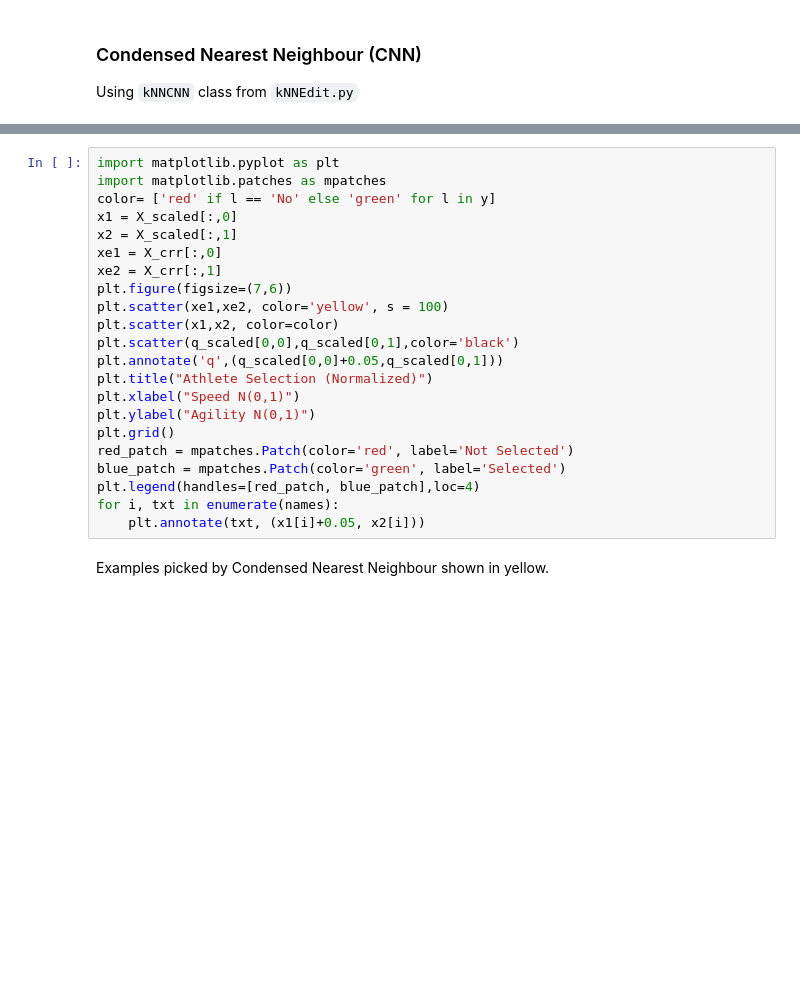
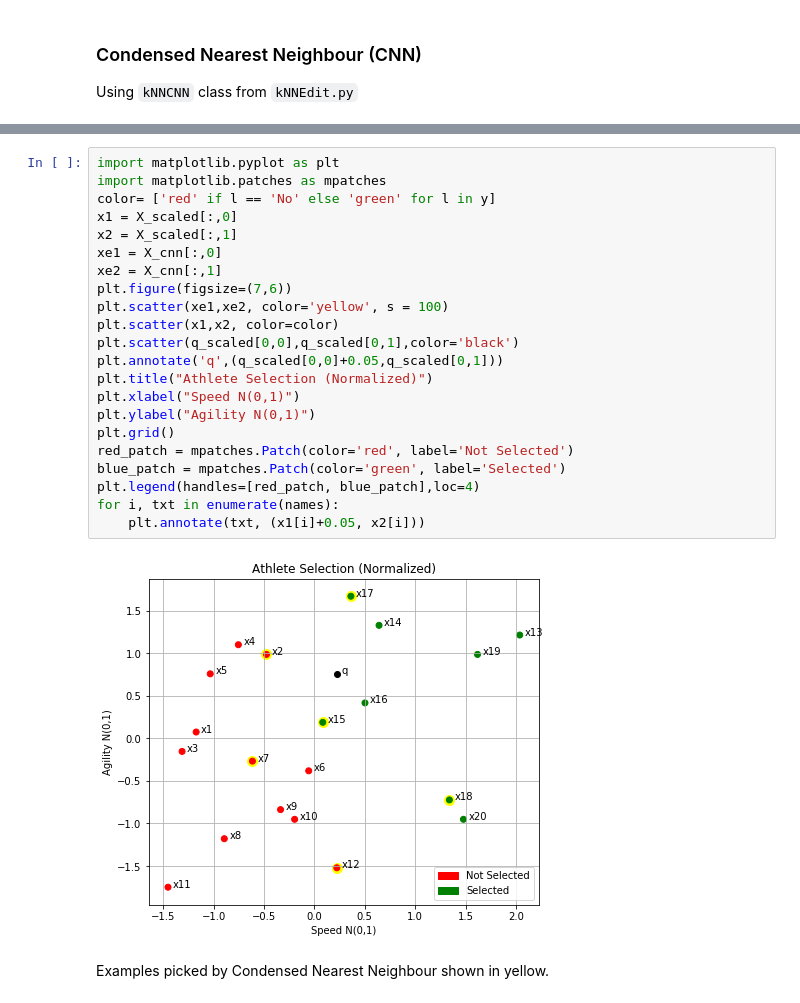
Before and after one commit to PadraigC/kNNTutorial, a Jupyter notebook: kNN-InstSel.ipynb, the cells around one changed output, grey strips where cells are left out. Cells and saved outputs as stored; diff of their text form; blank space fills up the shorter version.

```diff
--- a/kNN-InstSel.ipynb
+++ b/kNN-InstSel.ipynb
@@ -81,25 +90,27 @@ X.shape, X_cnn.shape
 # %%
 import matplotlib.pyplot as plt
 import matplotlib.patches as mpatches
 color= ['red' if l == 'No' else 'green' for l in y]
 x1 = X_scaled[:,0]
 x2 = X_scaled[:,1]
-xe1 = X_crr[:,0]
-xe2 = X_crr[:,1]
+xe1 = X_cnn[:,0]
+xe2 = X_cnn[:,1]
 plt.figure(figsize=(7,6))
 plt.scatter(xe1,xe2, color='yellow', s = 100)
 plt.scatter(x1,x2, color=color)
 plt.scatter(q_scaled[0,0],q_scaled[0,1],color='black')
 plt.annotate('q',(q_scaled[0,0]+0.05,q_scaled[0,1]))
 plt.title("Athlete Selection (Normalized)")
 plt.xlabel("Speed N(0,1)")
 plt.ylabel("Agility N(0,1)")
 plt.grid()
 red_patch = mpatches.Patch(color='red', label='Not Selected')
 blue_patch = mpatches.Patch(color='green', label='Selected')
 plt.legend(handles=[red_patch, blue_patch],loc=4)
 for i, txt in enumerate(names):
     plt.annotate(txt, (x1[i]+0.05, x2[i]))
+# %% [output]
+[figure, added]
 # %% [markdown]
 Examples picked by Condensed Nearest Neighbour shown in yellow.
 # %% [markdown]
```
Also changed, not shown: parts of 13 cells of this notebook, 1 other file.
